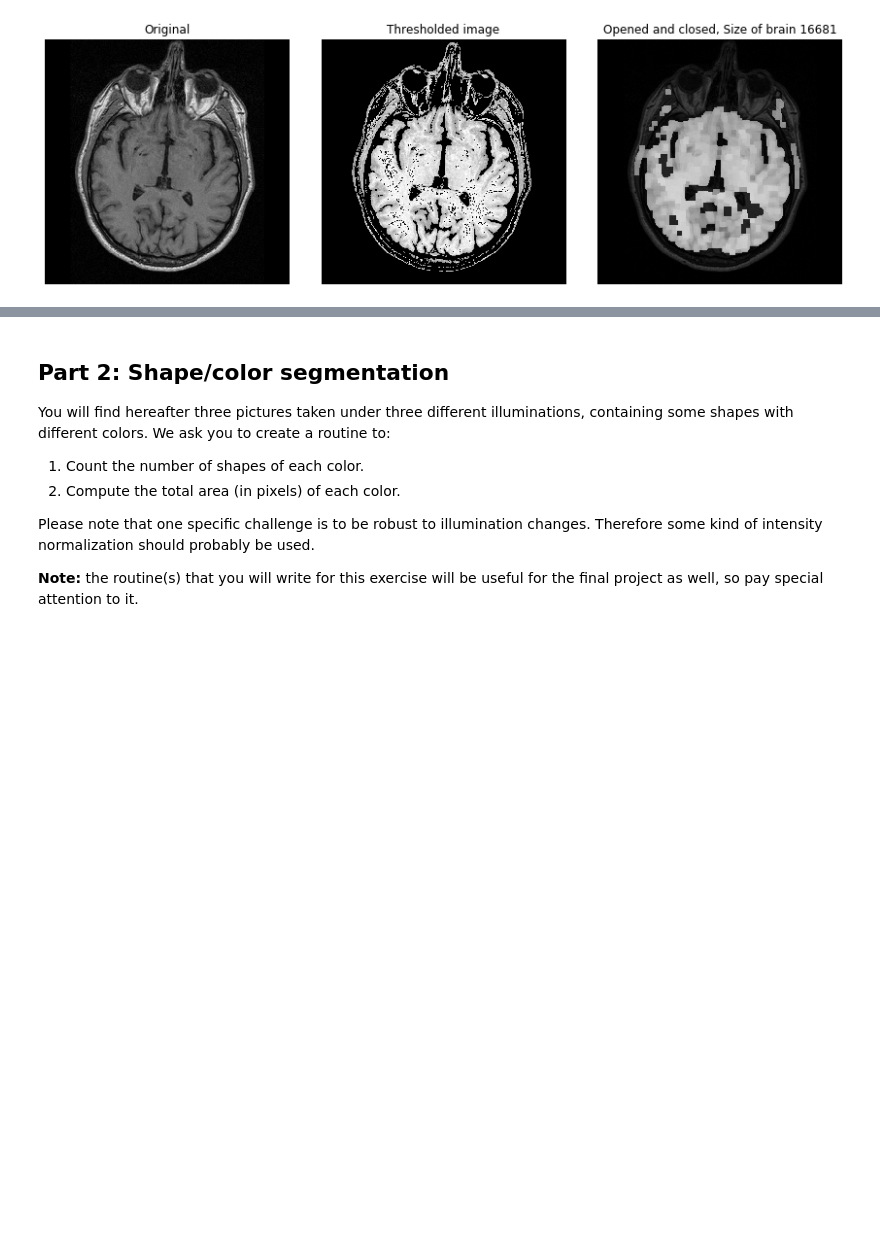
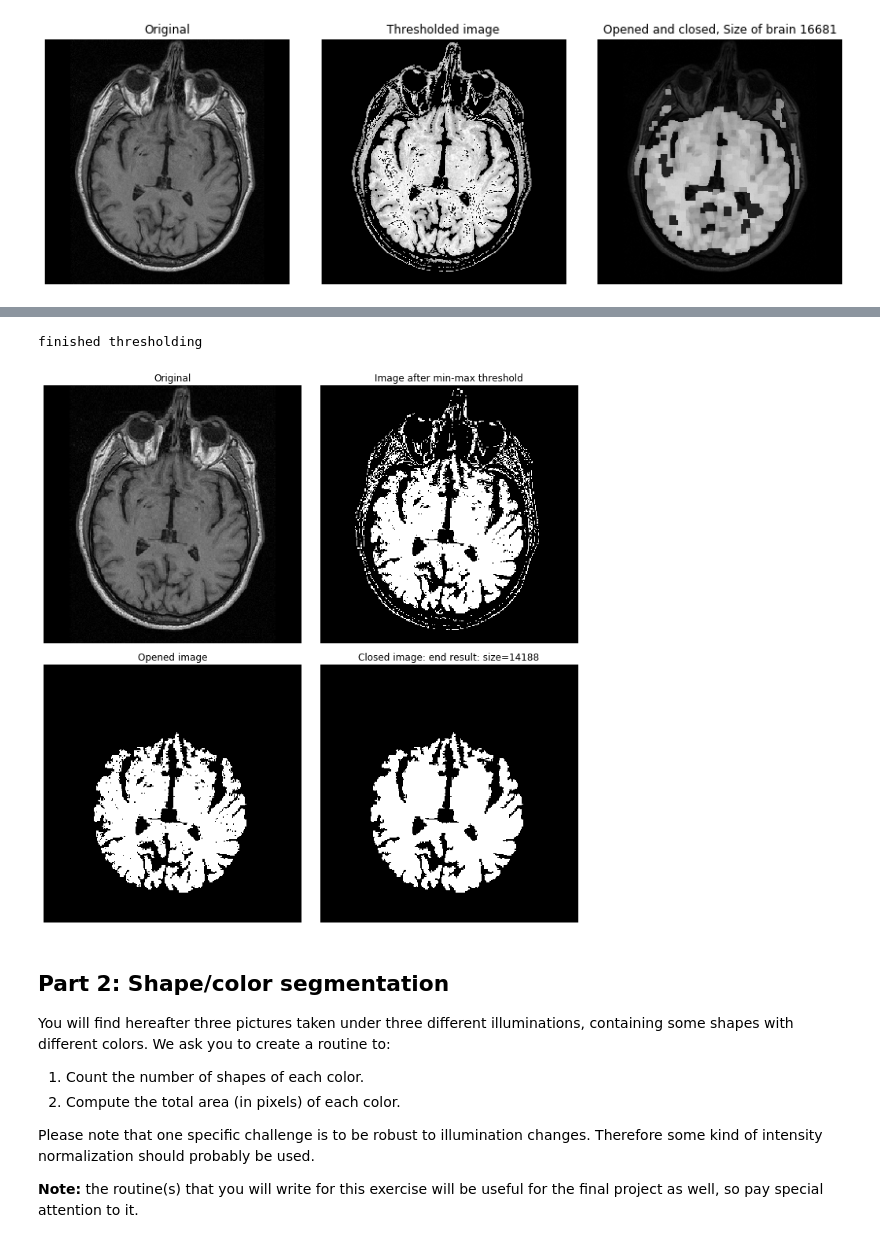
Before and after one commit to meierkilian/iapr2020_gkj, a Jupyter notebook: labs/lab_01_segmentation.ipynb, the cells around one changed output, grey strips where cells are left out. Cells and saved outputs as stored; diff of their text form; code cells hidden in the pictures; blank space fills up the shorter version.

Commit message:
Added Gab's thresholding method

```diff
--- a/labs/lab_01_segmentation.ipynb
+++ b/labs/lab_01_segmentation.ipynb
@@ -400,3 +360,65 @@ plt.show()
+# %%
+import numpy as np
+import sys
+
+# Load image
+data_path = os.path.join(data_base_path, data_folder)
+brain_im = skimage.io.imread(os.path.join(data_path, 'brain-slice40.tiff'))
+im_h, im_w = brain_im.shape
+thresh_min = 65
+thresh_max = 95
+counter = 0
+thresh_im = np.zeros((im_h, im_w))
+
+for i in np.arange(im_h):
+    for j in np.arange(im_w):
+        if (brain_im[i][j] > thresh_min and brain_im[i][j] < thresh_max):
+            thresh_im[i][j] = 1
+        else:
+            thresh_im[i][j] = 0
+
+print("finished thresholding")
+
+#closing the image
+from skimage.morphology import area_closing
+from skimage.morphology import area_opening
+
+min_white_area = 300
+min_black_area = 100
+#connectivity can either be 1 (4 neighbours) or 2 (8 neighbours)
+connectivity = 1
+opened_im = area_opening(thresh_im, min_white_area, connectivity=1, parent=None, tree_traverser=None)
+
+closed_im = area_closing(opened_im, min_black_area, connectivity=1, parent=None, tree_traverser=None)
+
+#count number of remaining white pixels
+brain_pix_size = np.sum(closed_im==labelBrain)
+
+# display results
+fig, axes = plt.subplots(nrows=2, ncols=2, figsize=(10, 10),
+                         sharex=True, sharey=True)
+ax = axes.ravel()
+
+ax[0].imshow(brain_im, cmap=plt.cm.gray)
+ax[0].set_title("Original")
+
+ax[1].imshow(thresh_im, cmap=plt.cm.gray)
+ax[1].set_title("Image after min-max threshold")
+
+ax[2].imshow(opened_im, cmap=plt.cm.gray)
+ax[2].set_title("Opened image")
+
+ax[3].imshow(closed_im, cmap=plt.cm.gray)
+ax[3].set_title('Closed image: end result: size={}'.format(brain_pix_size))
+
+for a in ax:
+    a.axis('off')
+
+fig.tight_layout()
+plt.show()
+# %% [output]
+finished thresholding
+[figure, added]
 # %% [markdown]
 ## Part 2: Shape/color segmentation
 
```
Also changed, not shown: parts of 7 cells of this notebook.
